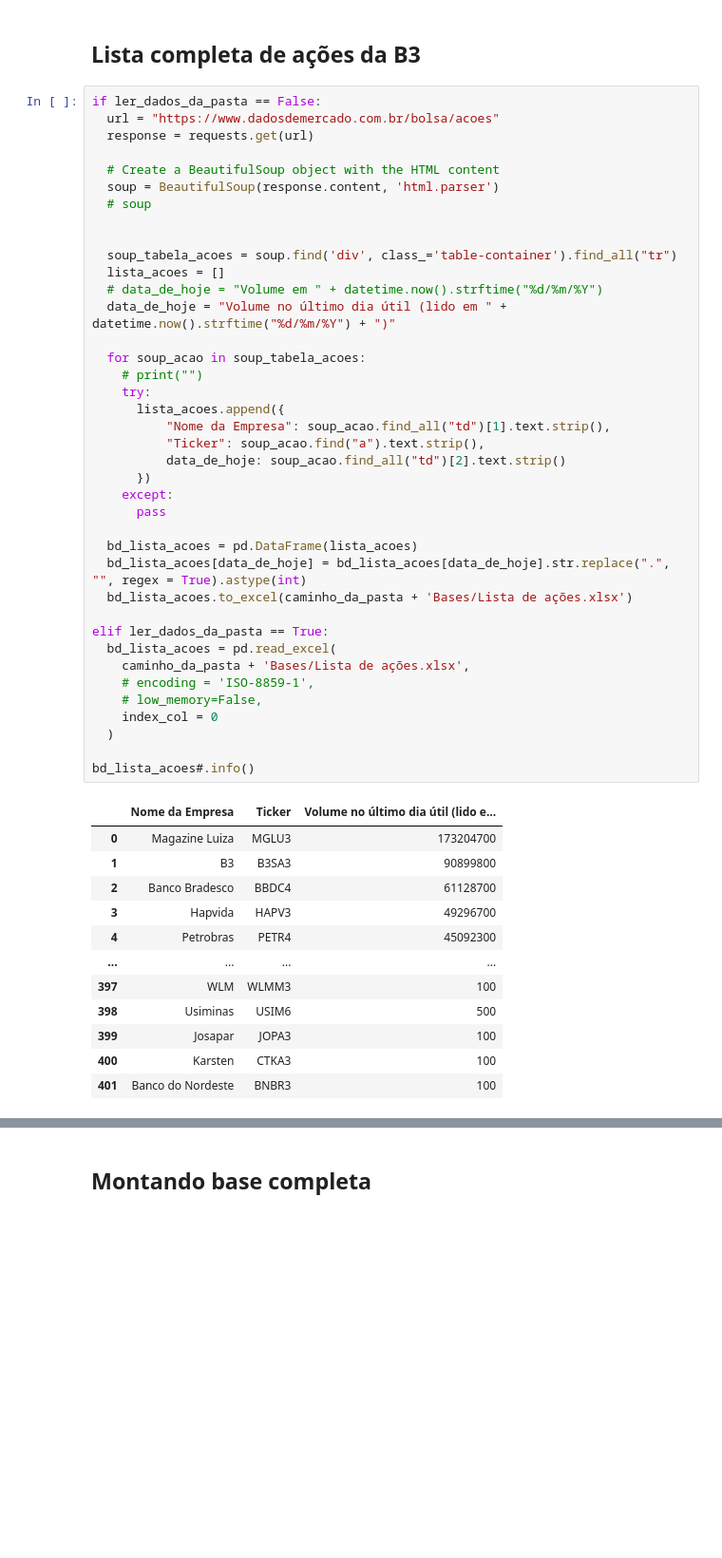
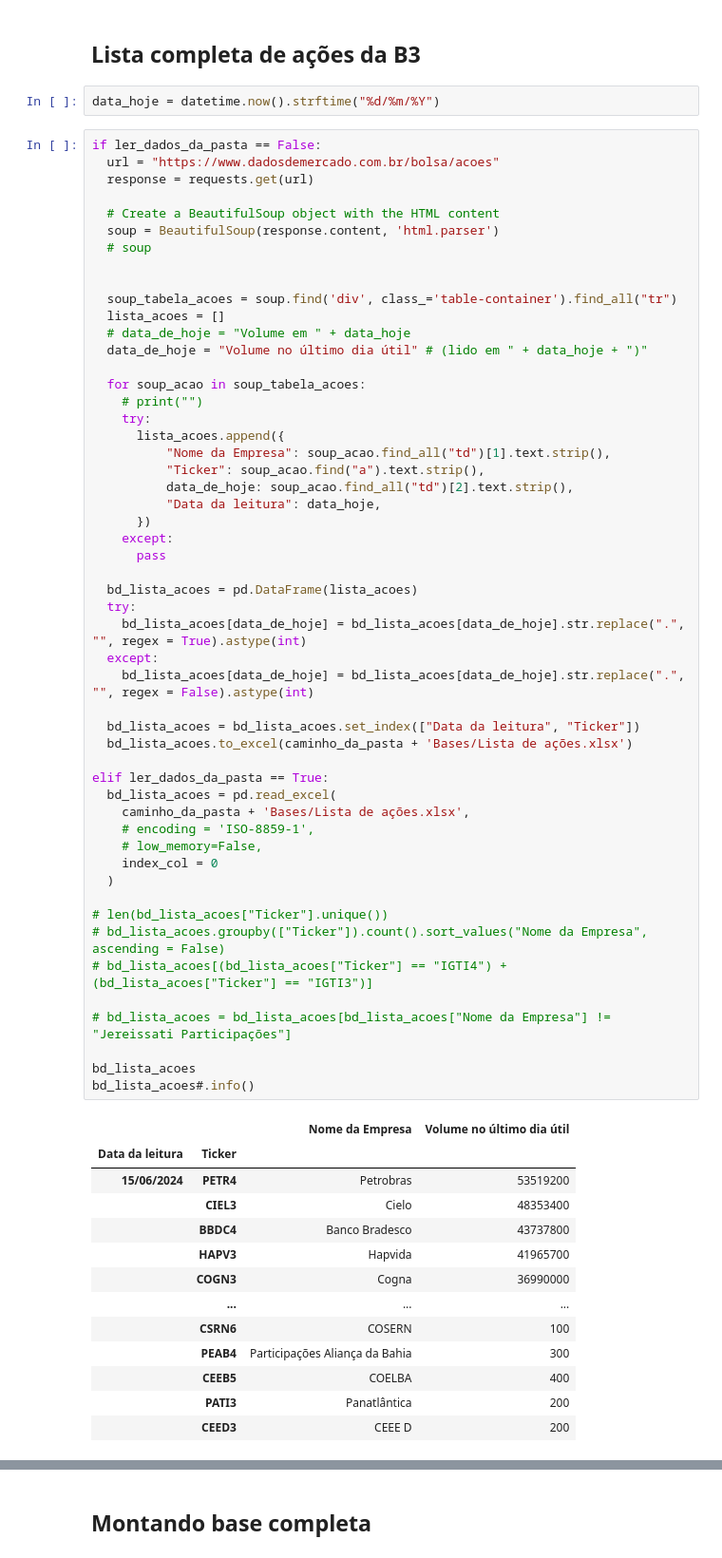
Before and after one commit to ricardopeloi/o_mais_novo_day_trader_do_brasil, a Jupyter notebook: O_mais_novo_Day_Trader_do_Brasil.ipynb, the cells around one changed output, grey strips where cells are left out. Shown at 95% size. Cells and saved outputs as stored; diff of their text form; blank space fills up the shorter version.

```diff
--- a/O_mais_novo_Day_Trader_do_Brasil.ipynb
+++ b/O_mais_novo_Day_Trader_do_Brasil.ipynb
@@ -371,6 +435,8 @@ if ler_dados_da_pasta == True:
 # Leitura
 # %% [markdown]
 ## Lista completa de ações da B3
+# %%
+data_hoje = datetime.now().strftime("%d/%m/%Y")
 # %%
 if ler_dados_da_pasta == False:
   url = "https://www.dadosdemercado.com.br/bolsa/acoes"
@@ -380,46 +446,60 @@ if ler_dados_da_pasta == False:
   soup = BeautifulSoup(response.content, 'html.parser')
   # soup
 
 
   soup_tabela_acoes = soup.find('div', class_='table-container').find_all("tr")
   lista_acoes = []
-  # data_de_hoje = "Volume em " + datetime.now().strftime("%d/%m/%Y")
-  data_de_hoje = "Volume no último dia útil (lido em " + datetime.now().strftime("%d/%m/%Y") + ")"
+  # data_de_hoje = "Volume em " + data_hoje
+  data_de_hoje = "Volume no último dia útil" # (lido em " + data_hoje + ")"
 
   for soup_acao in soup_tabela_acoes:
     # print("")
     try:
       lista_acoes.append({
           "Nome da Empresa": soup_acao.find_all("td")[1].text.strip(),
           "Ticker": soup_acao.find("a").text.strip(),
-          data_de_hoje: soup_acao.find_all("td")[2].text.strip()
+          data_de_hoje: soup_acao.find_all("td")[2].text.strip(),
+          "Data da leitura": data_hoje,
       })
     except:
       pass
 
   bd_lista_acoes = pd.DataFrame(lista_acoes)
-  bd_lista_acoes[data_de_hoje] = bd_lista_acoes[data_de_hoje].str.replace(".", "", regex = True).astype(int)
+  try:
+    bd_lista_acoes[data_de_hoje] = bd_lista_acoes[data_de_hoje].str.replace(".", "", regex = True).astype(int)
+  except:
+    bd_lista_acoes[data_de_hoje] = bd_lista_acoes[data_de_hoje].str.replace(".", "", regex = False).astype(int)
+
+  bd_lista_acoes = bd_lista_acoes.set_index(["Data da leitura", "Ticker"])
   bd_lista_acoes.to_excel(caminho_da_pasta + 'Bases/Lista de ações.xlsx')
 
 elif ler_dados_da_pasta == True:
   bd_lista_acoes = pd.read_excel(
     caminho_da_pasta + 'Bases/Lista de ações.xlsx',
     # encoding = 'ISO-8859-1',
     # low_memory=False,
     index_col = 0
   )
 
+# len(bd_lista_acoes["Ticker"].unique())
+# bd_lista_acoes.groupby(["Ticker"]).count().sort_values("Nome da Empresa", ascending = False)
+# bd_lista_acoes[(bd_lista_acoes["Ticker"] == "IGTI4") + (bd_lista_acoes["Ticker"] == "IGTI3")]
+
+# bd_lista_acoes = bd_lista_acoes[bd_lista_acoes["Nome da Empresa"] != "Jereissati Participações"]
+
+bd_lista_acoes
 bd_lista_acoes#.info()
 # %% [output]
-|  | Nome da Empresa | Ticker | Volume no último dia útil (lido e... |
-| 0 | Magazine Luiza | MGLU3 | 173204700 |
-| 1 | B3 | B3SA3 | 90899800 |
-| 2 | Banco Bradesco | BBDC4 | 61128700 |
-| 3 | Hapvida | HAPV3 | 49296700 |
-| 4 | Petrobras | PETR4 | 45092300 |
-| ... | ... | ... | ... |
-| 397 | WLM | WLMM3 | 100 |
-| 398 | Usiminas | USIM6 | 500 |
-| 399 | Josapar | JOPA3 | 100 |
-| 400 | Karsten | CTKA3 | 100 |
-| 401 | Banco do Nordeste | BNBR3 | 100 |
+|  |  | Nome da Empresa | Volume no último dia útil |
+| Data da leitura | Ticker |  |  |
+| 15/06/2024 | PETR4 | Petrobras | 53519200 |
+|  | CIEL3 | Cielo | 48353400 |
+|  | BBDC4 | Banco Bradesco | 43737800 |
+|  | HAPV3 | Hapvida | 41965700 |
+|  | COGN3 | Cogna | 36990000 |
+|  | ... | ... | ... |
+|  | CSRN6 | COSERN | 100 |
+|  | PEAB4 | Participações Aliança da Bahia | 300 |
+|  | CEEB5 | COELBA | 400 |
+|  | PATI3 | Panatlântica | 200 |
+|  | CEED3 | CEEE D | 200 |
```
Also changed, not shown: parts of 24 cells of this notebook.
